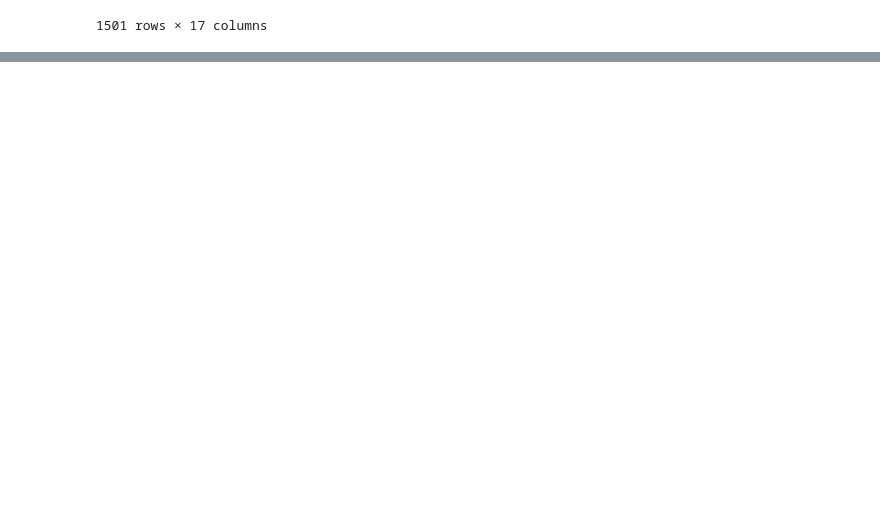
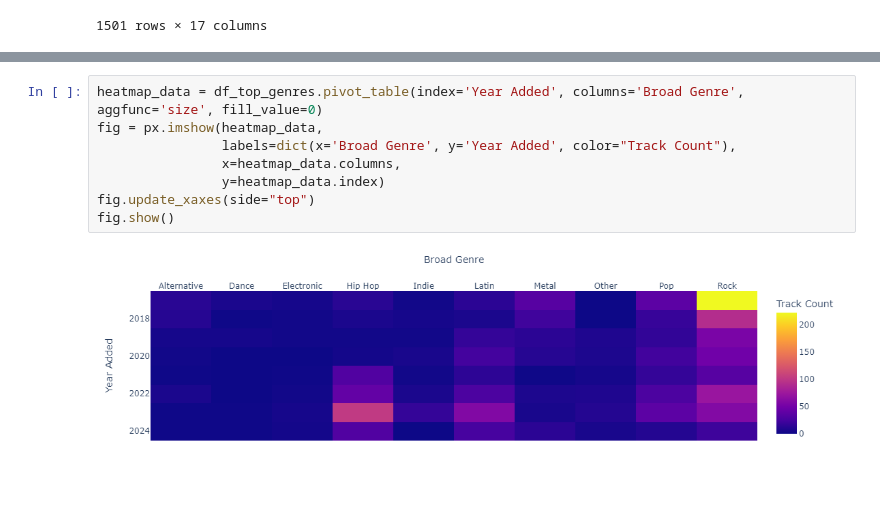
Before and after one commit to rodrigougarte13/Spotify-Organizer, a Jupyter notebook: Spotify Visuals.ipynb, the cells around one changed output, grey strips where cells are left out. Drawn from its saved outputs; the diff is of its cells as text; blank space fills up the shorter version.

```diff
--- a/Spotify Visuals.ipynb
+++ b/Spotify Visuals.ipynb
@@ -80,0 +47,10 @@ fig.show()
+# %%
+heatmap_data = df_top_genres.pivot_table(index='Year Added', columns='Broad Genre', aggfunc='size', fill_value=0)
+fig = px.imshow(heatmap_data,
+                labels=dict(x='Broad Genre', y='Year Added', color="Track Count"),
+                x=heatmap_data.columns,
+                y=heatmap_data.index)
+fig.update_xaxes(side="top")
+fig.show()
+# %% [output]
+[figure, added]
```
Also changed, not shown: parts of 10 cells of this notebook, 2 other files.
